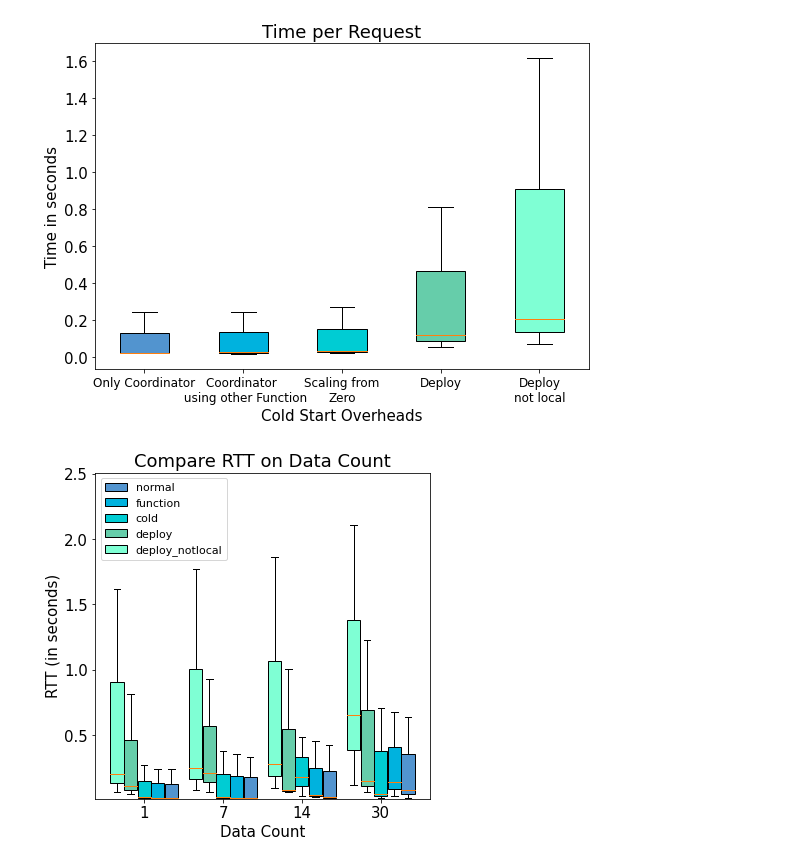
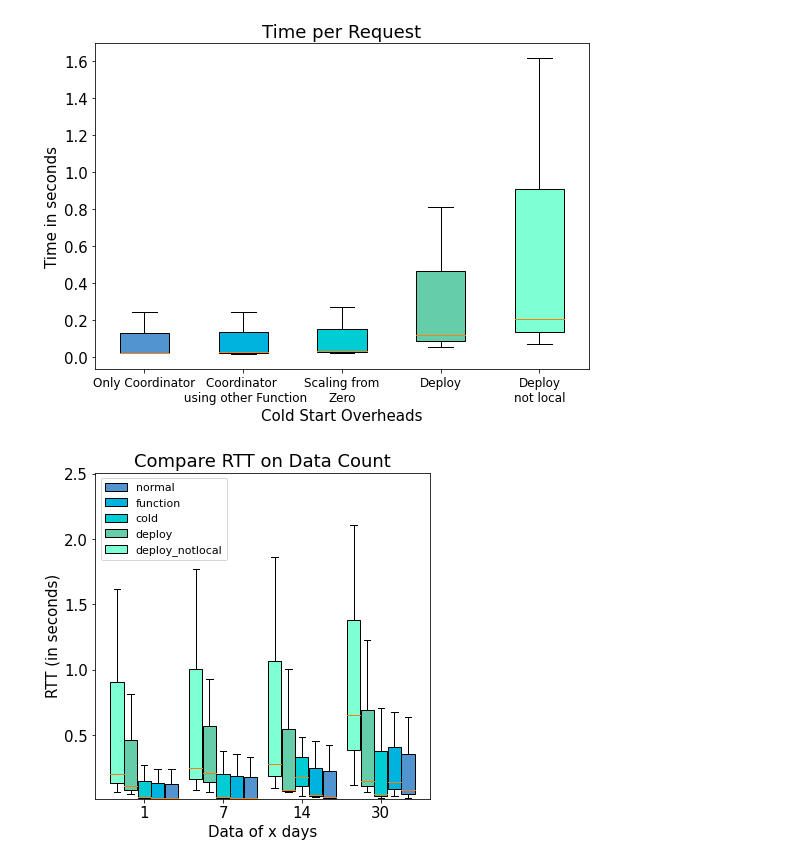
Before and after one commit to dos-group/syncmesh, a Jupyter notebook: evaluation/05_Custom_Syncmesh.ipynb, the cells around one changed output. Cells and saved outputs as stored; diff of their text form; code cells hidden in the pictures.

Commit message:
changed x-axis of syncmesh comparision timing plot

```diff
--- a/evaluation/05_Custom_Syncmesh.ipynb
+++ b/evaluation/05_Custom_Syncmesh.ipynb
@@ -167,7 +167,7 @@ def drawComparisonGraphTimings(data_groups,group_labels):
     ax.set_axisbelow(True)
 
     plt.ylabel("RTT (in seconds)")
-    plt.xlabel("Data Count")
+    plt.xlabel("Data of x days")
     plt.title("Compare RTT on Data Count")
 
     space = len(data_groups)/2
@@ -219,32 +219,32 @@ ax.legend(bplot["boxes"], scenarios, fontsize=11, loc='upper left')
 data_groups = []
 for scenario in ["normal", "function", "cold", "deploy", "deploy_notlocal"]: #
     data_group = []
     for node_number in ["1","7","14","30"]:
             data_group.append(compare_timings[scenario][node_number])
     data_groups.append(data_group)
 
 
 ax.margins(0.05)
 
 drawComparisonGraphTimings(data_groups, ["normal", "function", "cold", "deploy", "deploy_notlocal"])
 
-fig.savefig("out/sycmesh_comparison_timings.png")
+fig.savefig("out/syncmesh_comparison_timings.png")
 #    -------------------------
 
 
 #     fig, ax = plt.subplots(1, 1, tight_layout=True, figsize=(6, 6))
 #     for col in datasets:
 #         #ax.plot(3 + df.index * 3, df[col + "_value"], label=col)
 #         ax.errorbar(3 + df.index * 3, df[col + "_value"], label=col, yerr = [df[col + "_min"], df[col + "_max"]])
 
 
 #     x_locator = matplotlib.ticker.FixedLocator(np.array(list(range(1, len(df.index) +1))) * 3)
 #     ax.xaxis.set_major_locator(x_locator)
 #     ax.legend(loc='upper left') # , bbox_to_anchor=(1.05, 1)
 #     ax.set_xticklabels(["1", "7", "14", "30"])
 
 
 
 # drawComparisonGraphTimings(compare_table_timing)
 # %% [output]
-[figure, old version]
+[figure, new version]
```
